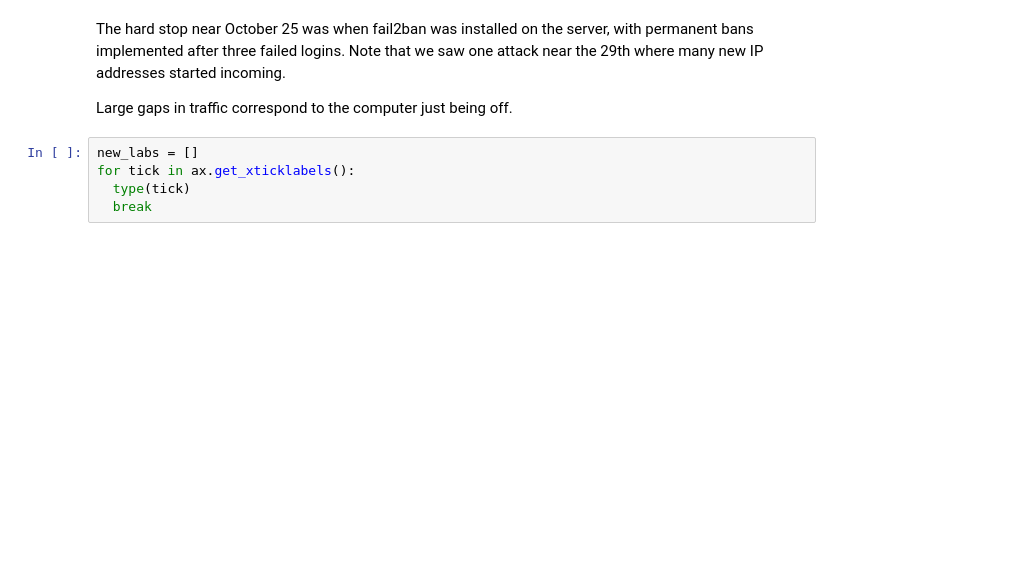
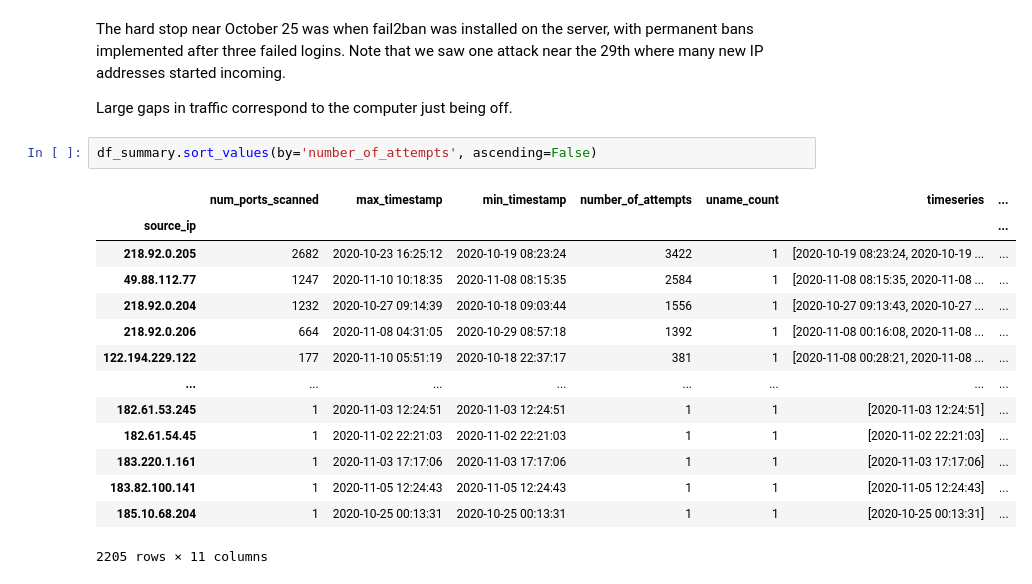
Before and after one commit to Jollyhrothgar/log_analysis, a Jupyter notebook: auth_log_parse.ipynb, the cells around one changed output. Cells and saved outputs as stored; diff of their text form; blank space fills up the shorter version.

```diff
--- a/auth_log_parse.ipynb
+++ b/auth_log_parse.ipynb
@@ -465,8 +464,20 @@ plt.savefig("attacks.png")
 The hard stop near October 25 was when fail2ban was installed on the server, with permanent bans implemented after three failed logins. Note that we saw one attack near the 29th where many new IP addresses started incoming.
 
 Large gaps in traffic correspond to the computer just being off.
-# %%
-new_labs = []
-for tick in ax.get_xticklabels():
-  type(tick)
-  break
+# %%
+df_summary.sort_values(by='number_of_attempts', ascending=False)
+# %% [output]
+|  | num_ports_scanned | max_timestamp | min_timestamp | number_of_attempts | uname_count | timeseries | ... |
+| source_ip |  |  |  |  |  |  | ... |
+| 218.92.0.205 | 2682 | 2020-10-23 16:25:12 | 2020-10-19 08:23:24 | 3422 | 1 | [2020-10-19 08:23:24, 2020-10-19 ... | ... |
+| 49.88.112.77 | 1247 | 2020-11-10 10:18:35 | 2020-11-08 08:15:35 | 2584 | 1 | [2020-11-08 08:15:35, 2020-11-08 ... | ... |
+| 218.92.0.204 | 1232 | 2020-10-27 09:14:39 | 2020-10-18 09:03:44 | 1556 | 1 | [2020-10-27 09:13:43, 2020-10-27 ... | ... |
+| 218.92.0.206 | 664 | 2020-11-08 04:31:05 | 2020-10-29 08:57:18 | 1392 | 1 | [2020-11-08 00:16:08, 2020-11-08 ... | ... |
+| 122.194.229.122 | 177 | 2020-11-10 05:51:19 | 2020-10-18 22:37:17 | 381 | 1 | [2020-11-08 00:28:21, 2020-11-08 ... | ... |
+| ... | ... | ... | ... | ... | ... | ... | ... |
+| 182.61.53.245 | 1 | 2020-11-03 12:24:51 | 2020-11-03 12:24:51 | 1 | 1 | [2020-11-03 12:24:51] | ... |
+| 182.61.54.45 | 1 | 2020-11-02 22:21:03 | 2020-11-02 22:21:03 | 1 | 1 | [2020-11-02 22:21:03] | ... |
+| 183.220.1.161 | 1 | 2020-11-03 17:17:06 | 2020-11-03 17:17:06 | 1 | 1 | [2020-11-03 17:17:06] | ... |
+| 183.82.100.141 | 1 | 2020-11-05 12:24:43 | 2020-11-05 12:24:43 | 1 | 1 | [2020-11-05 12:24:43] | ... |
+| 185.10.68.204 | 1 | 2020-10-25 00:13:31 | 2020-10-25 00:13:31 | 1 | 1 | [2020-10-25 00:13:31] | ... |
+2205 rows × 11 columns
```
Also changed, not shown: parts of 20 cells of this notebook, 3 other files.
